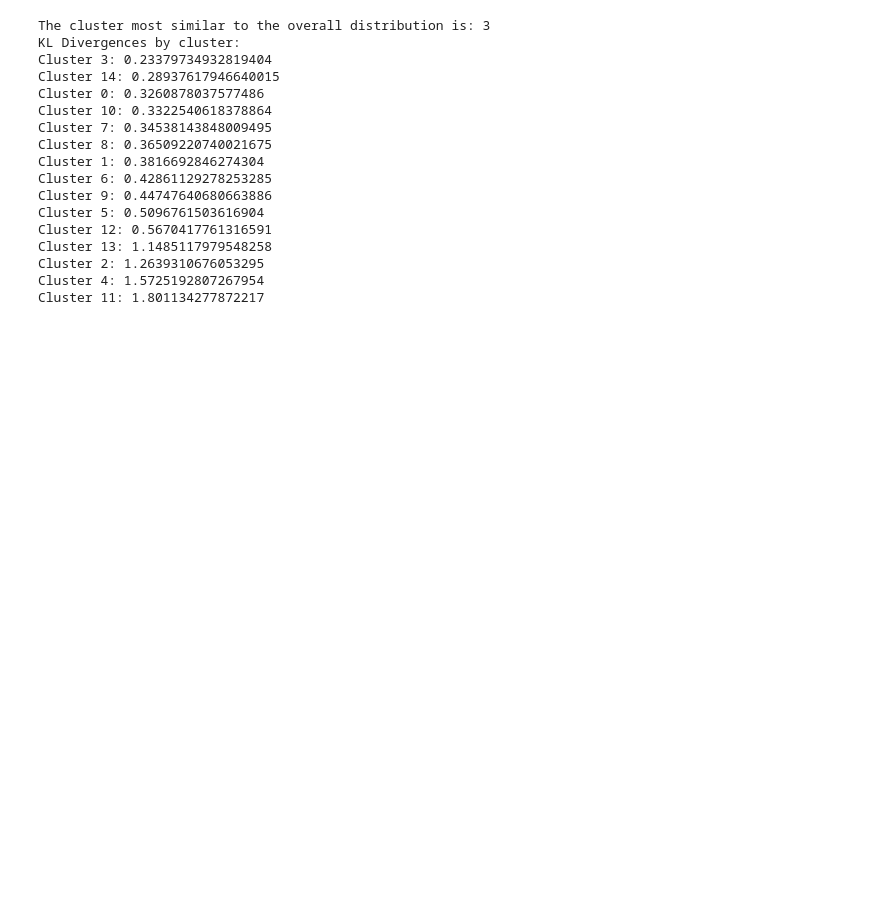
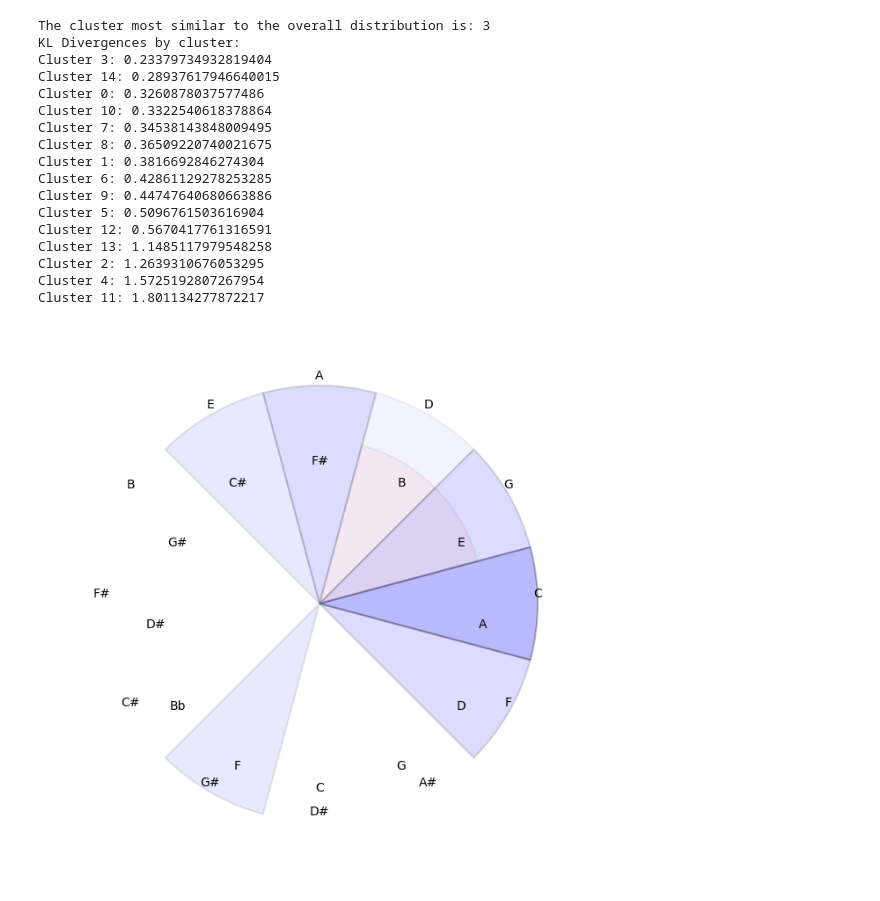
Before and after one commit to alexkato29/Taylor-Swift-Music-Analysis, a Jupyter notebook: Alex-EDA.ipynb, the cells around one changed output. Drawn from its saved outputs; the diff is of its cells as text; code cells hidden in the pictures; blank space fills up the shorter version.

```diff
--- a/Alex-EDA.ipynb
+++ b/Alex-EDA.ipynb
@@ -16,7 +16,7 @@ full = pd.read_csv("data/full.csv")
 full["sqrt_wks"] = full["wks_on_chart"].apply(lambda x: np.sqrt(x))
 full['wks_bucketed'] = full['sqrt_wks'].astype(int)
 
-to_merge = ['track_name', 'wks_on_chart', 'wks_bucketed', 'key', 'key_mode']
+to_merge = ['track_name', 'wks_on_chart', 'sqrt_wks', 'wks_bucketed', 'key', 'key_mode']
 
 audio = audio.merge(full[to_merge], on='track_name', how='left')
 lyrics = lyrics.merge(full[to_merge], on='track_name', how='left')
@@ -115,0 +80,52 @@ plot_embeddings_interactive_test(audio, audio_embeddings, "wks_bucketed", emphas
+# %%
+import matplotlib.pyplot as plt
+from matplotlib.patches import Wedge
+from collections import Counter
+
+def plot_circle_of_fifths(audio, cluster):
+    # Filter dataframe by cluster
+    cluster_data = audio[audio['cluster_assignment'] == cluster]
+    # Drop any rows with NaN values in 'key_mode'
+    cluster_data = cluster_data.dropna(subset=['key_mode'])
+
+    # Split 'key_mode' into note and mode
+    cluster_data['note'], cluster_data['mode'] = zip(*cluster_data['key_mode'].apply(lambda x: x.split(' ')))
+
+    # Count frequencies of each key in this cluster
+    key_counts = Counter(cluster_data['key_mode'])
+
+    # Define the circle of fifths
+    major_keys = ['C major', 'G major', 'D major', 'A major', 'E major', 'B major', 'F# major', 'C# major', 'G# major', 'D# major', 'A# major', 'F major']
+    minor_keys = ['A minor', 'E minor', 'B minor', 'F# minor', 'C# minor', 'G# minor', 'D# minor', 'Bb minor', 'F minor', 'C minor', 'G minor', 'D minor']
+
+    # Create the plot
+    fig, ax = plt.subplots(figsize=(8, 8))
+    ax.set_xlim(-1.5, 1.5)
+    ax.set_ylim(-1.5, 1.5)
+    ax.set_aspect('equal', adjustable='datalim')
+    plt.axis('off')
+
+    # Function to draw wedge and text
+    def draw_wedge(angle, radius, label, color, alpha):
+        wedge = Wedge((0, 0), radius, angle - 15, angle + 15, color=color, alpha=alpha, ec="black", linewidth=1.5)
+        ax.add_patch(wedge)
+        x, y = np.cos(np.deg2rad(angle)), np.sin(np.deg2rad(angle))
+        ax.annotate(label, (radius * x, radius * y), textcoords="offset points", xytext=(0, 5 if radius > 1 else -20), ha='center', color='black')
+
+    # Plot major keys
+    for i, key in enumerate(major_keys):
+        angle = i * 30
+        alpha = key_counts.get(key, 0) / cluster_data['key_mode'].count() if cluster_data['key_mode'].count() > 0 else 0
+        draw_wedge(angle, 1.2, key.split()[0], 'blue', alpha)
+
+    # Plot minor keys
+    for i, key in enumerate(minor_keys):
+        angle = i * 30
+        alpha = key_counts.get(key, 0) / cluster_data['key_mode'].count() if cluster_data['key_mode'].count() > 0 else 0
+        draw_wedge(angle, 0.9, key.split()[0], 'red', alpha)
+
+    plt.show()
+
+plot_circle_of_fifths(audio, 5)
+# %% [output]
+[figure, added]
```
Also changed, not shown: parts of 14 cells of this notebook, 8 other files.
